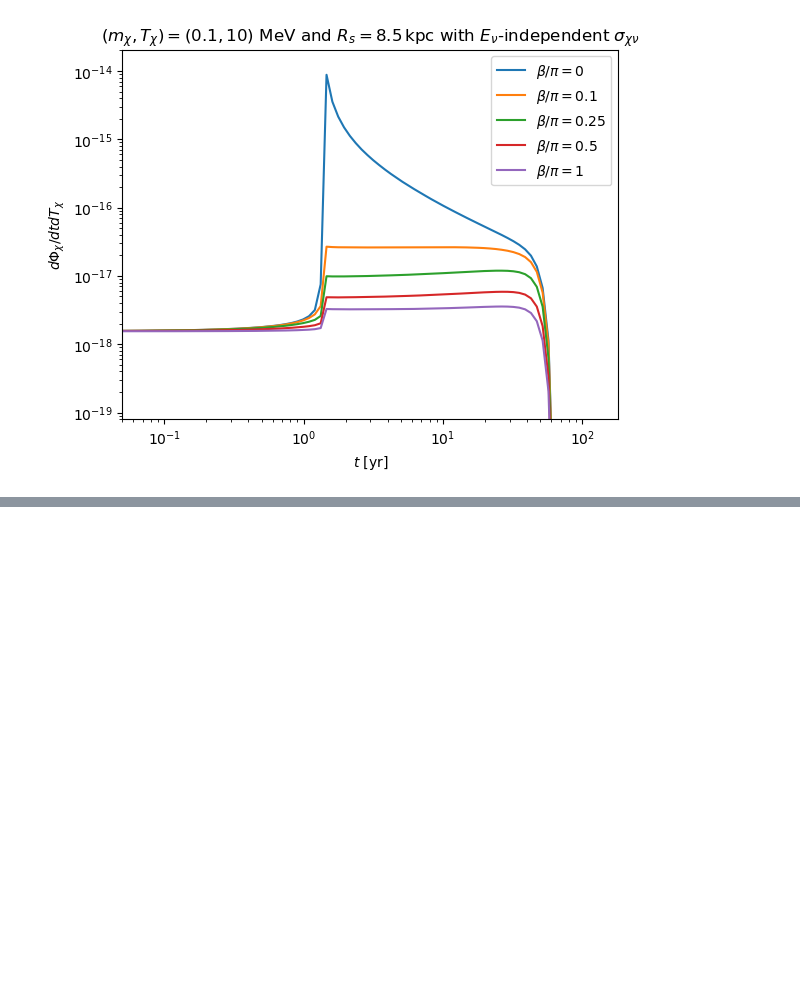
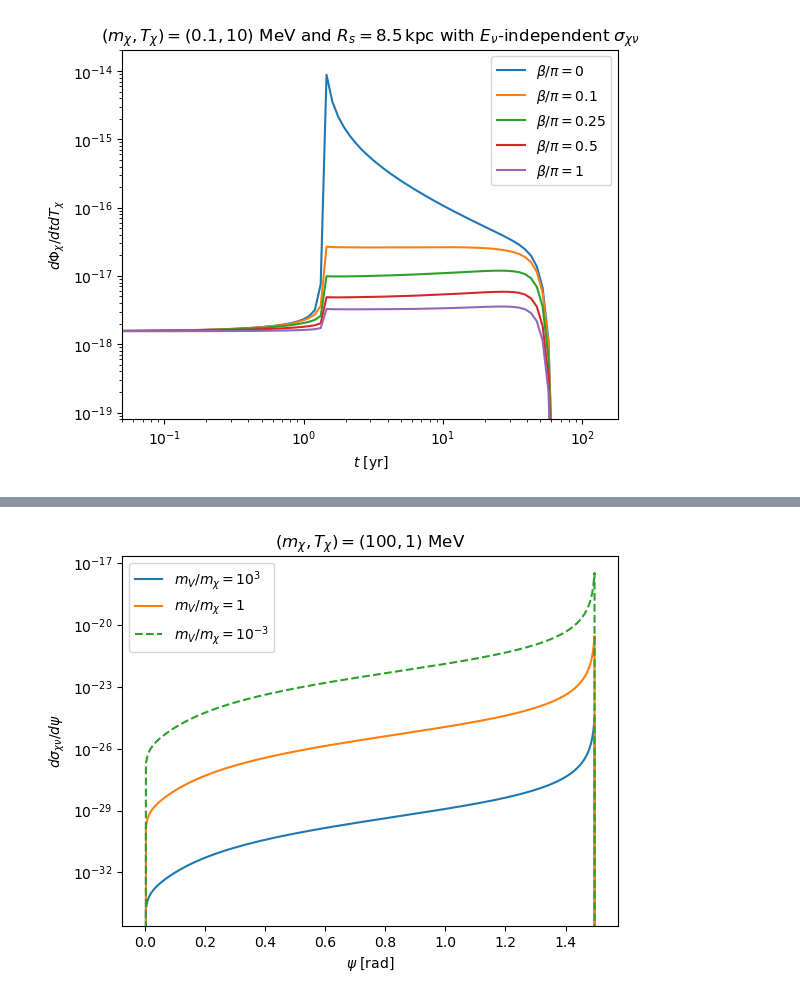
Before and after one commit to yenhsunlin/SNnuBDM2, a Jupyter notebook: src/plot.ipynb, the cells around one changed output, grey strips where cells are left out. Drawn from its saved outputs; the diff is of its cells as text; code cells hidden in the pictures; blank space fills up the shorter version.

```diff
--- a/src/plot.ipynb
+++ b/src/plot.ipynb
@@ -665,0 +695,26 @@ plt.ylabel(r'$d\Phi_\chi/dtdT_\chi$')
+# %%
+Tx = 1
+mx = 100
+psi_list = np.linspace(0,maxPsi(Tx,mx),400)
+DMnuCrox_HeavyMv_list = []
+DMnuCrox_EqualMv_list = []
+DMnuCrox_LightMv_list = []
+for psi in psi_list:
+    DMnuCrox_HeavyMv_list.append(diffCrossSectionNuDM(Tx,mx,10*mx,psi,1,1))
+    DMnuCrox_EqualMv_list.append(diffCrossSectionNuDM(Tx,mx,mx,psi,1,1))
+    DMnuCrox_LightMv_list.append(diffCrossSectionNuDM(Tx,mx,mx/10,psi,1,1))
+# plot
+plt.plot(psi_list,DMnuCrox_HeavyMv_list,label=r'$m_V/m_\chi=10^3$')
+plt.plot(psi_list,DMnuCrox_EqualMv_list,label=r'$m_V/m_\chi=1$')
+plt.plot(psi_list,DMnuCrox_LightMv_list,'--',label=r'$m_V/m_\chi=10^{-3}$')
+plt.legend()
+plt.yscale('log')
+#plt.xscale('log')
+#plt.ylim(3,1300)
+plt.xlabel(r'$\psi$ [rad]')
+plt.ylabel(r'$d\sigma_{\chi\nu}/d\psi$')
+plt.title(r'$(m_\chi,T_\chi)=(100,1)$ MeV')
+plt.savefig('dsigdpsi_mV_gg_Tx.pdf',bbox_inches='tight')
+plt.show()
+# %% [output]
+[figure, added]
```
Also changed, not shown: parts of 4 cells of this notebook, 6 other files.
